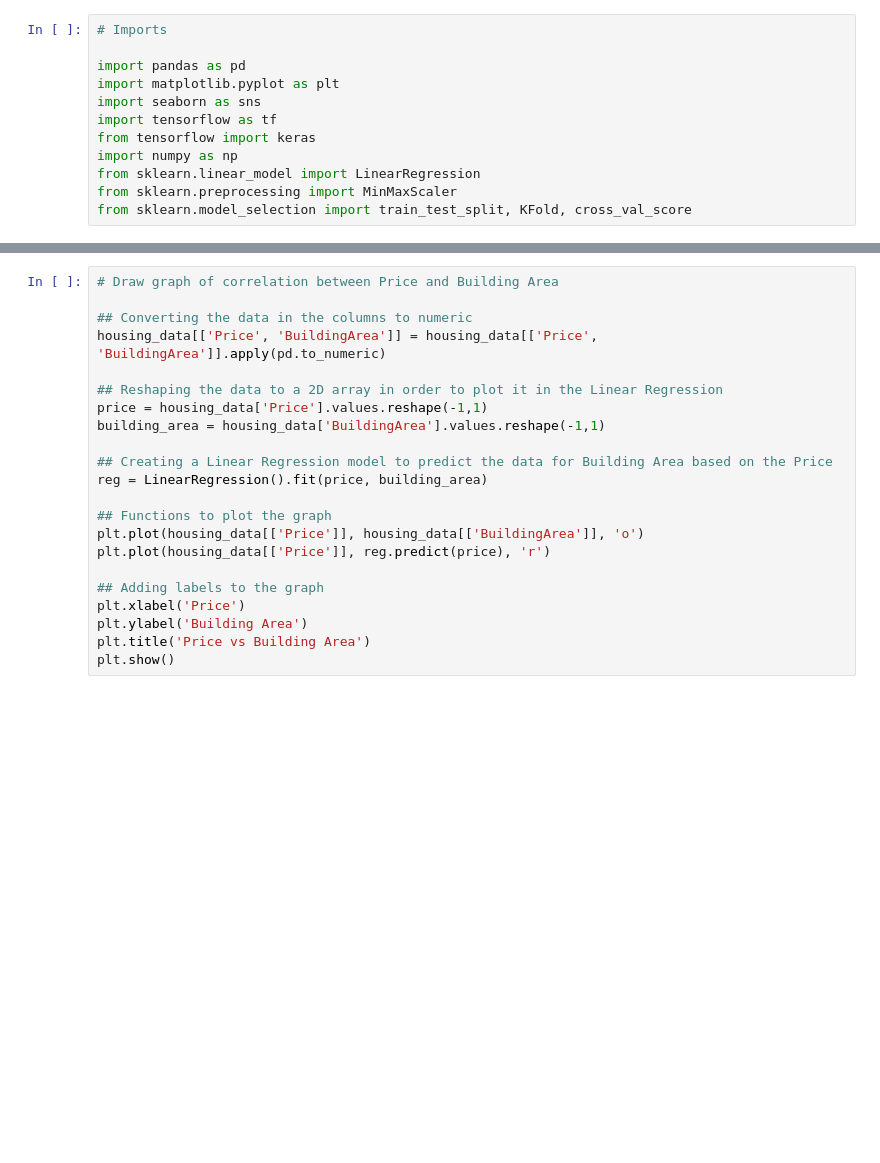
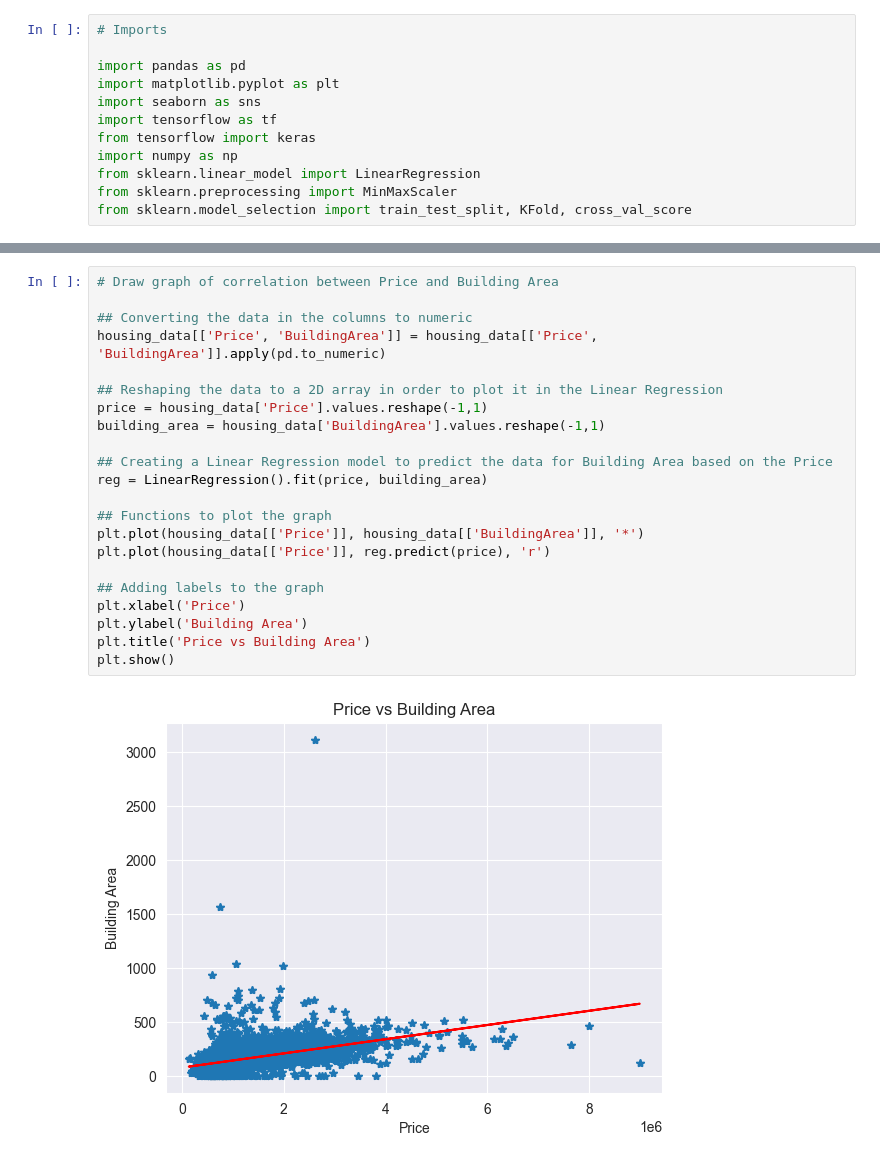
Before and after one commit to italotrt/CS4287-Neural-Computing-Project-1, a Jupyter notebook: CS4287-Prj1-21326312-21332967.ipynb, the cells around one changed output, grey strips where cells are left out. Saved outputs shown, nothing was run; the diff lists cells and outputs as text; blank space fills up the shorter version.

```diff
--- a/CS4287-Prj1-21326312-21332967.ipynb
+++ b/CS4287-Prj1-21326312-21332967.ipynb
@@ -37,25 +44,27 @@ housing_data.head()
 # %%
 # Draw graph of correlation between Price and Building Area
 
 ## Converting the data in the columns to numeric
 housing_data[['Price', 'BuildingArea']] = housing_data[['Price', 'BuildingArea']].apply(pd.to_numeric)
 
 ## Reshaping the data to a 2D array in order to plot it in the Linear Regression
 price = housing_data['Price'].values.reshape(-1,1)
 building_area = housing_data['BuildingArea'].values.reshape(-1,1)
 
 ## Creating a Linear Regression model to predict the data for Building Area based on the Price
 reg = LinearRegression().fit(price, building_area)
 
 ## Functions to plot the graph
-plt.plot(housing_data[['Price']], housing_data[['BuildingArea']], 'o')
+plt.plot(housing_data[['Price']], housing_data[['BuildingArea']], '*')
 plt.plot(housing_data[['Price']], reg.predict(price), 'r')
 
 ## Adding labels to the graph
 plt.xlabel('Price')
 plt.ylabel('Building Area')
 plt.title('Price vs Building Area')
 plt.show()
+# %% [output]
+[figure, added]
 # %%
 # From sample Assignment 1 provided by the lecturer.
 
```
Also changed, not shown: parts of 6 cells of this notebook.
